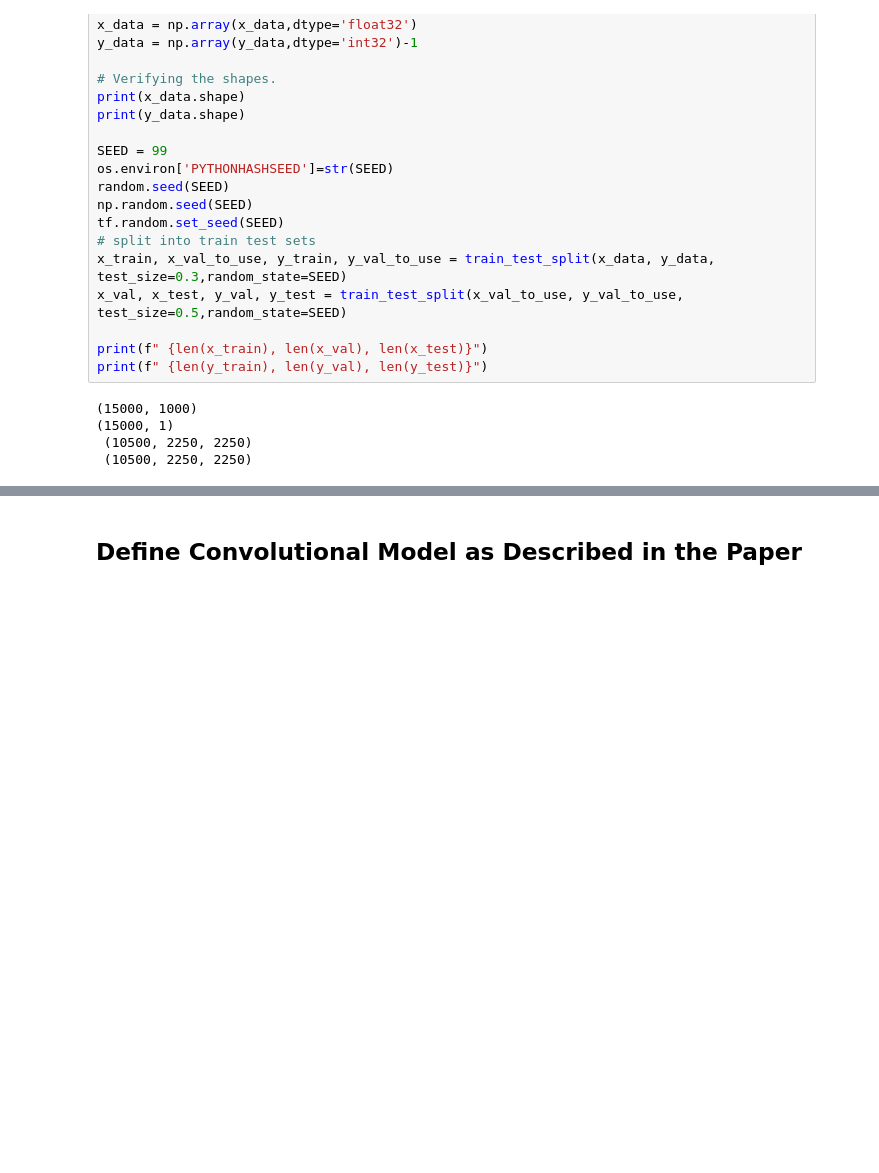
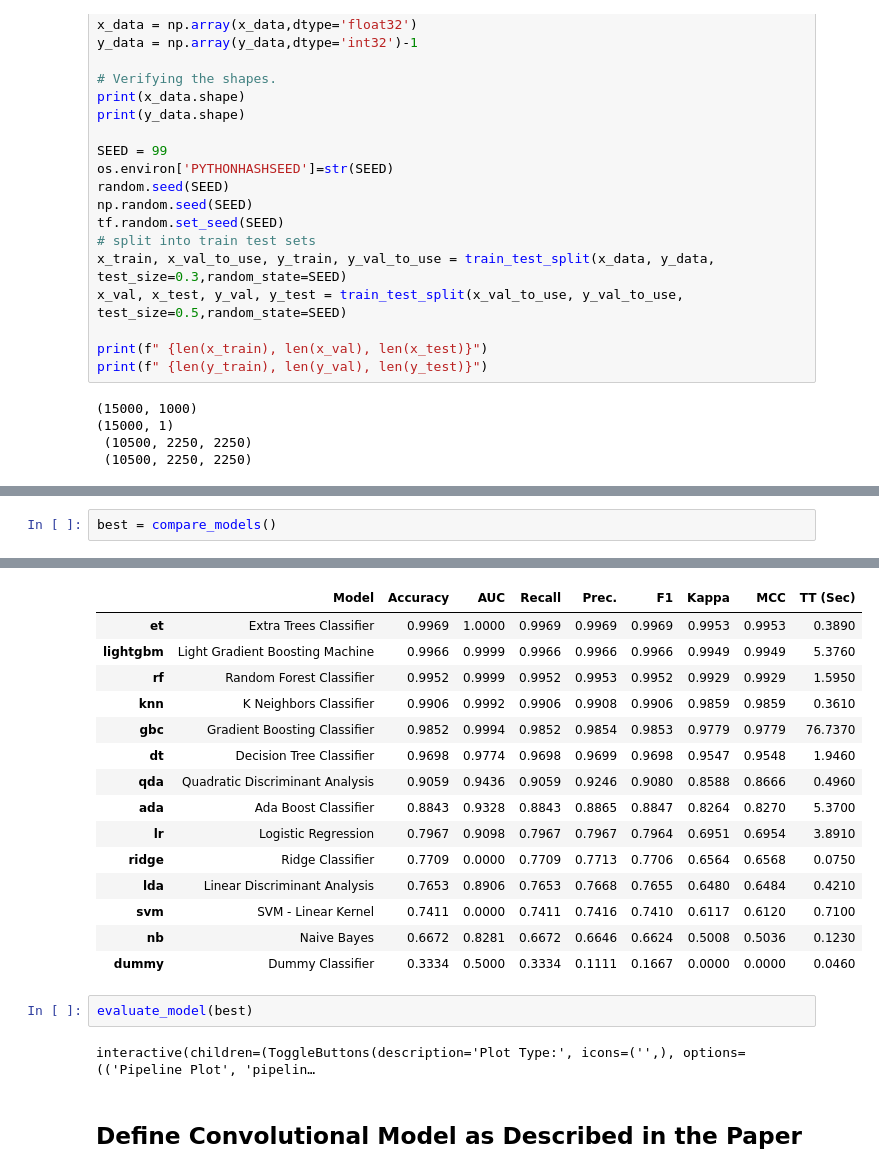
Before and after one commit to veysiadn/acustic-emission-models, a Jupyter notebook: convert_deploy.ipynb, the cells around one changed output, grey strips where cells are left out. Saved outputs shown, nothing was run; the diff lists cells and outputs as text; blank space fills up the shorter version.

```diff
--- a/convert_deploy.ipynb
+++ b/convert_deploy.ipynb
@@ -77,0 +111,3 @@ print(f" {len(y_train), len(y_val), len(y_test)}")
+# %%
+best = compare_models()
+# %% [output]
@@ -78,3 +115,22 @@ print(f" {len(y_train), len(y_val), len(y_test)}")
+|  | Model | Accuracy | AUC | Recall | Prec. | F1 | Kappa | MCC | TT (Sec) |
+| et | Extra Trees Classifier | 0.9969 | 1.0000 | 0.9969 | 0.9969 | 0.9969 | 0.9953 | 0.9953 | 0.3890 |
+| lightgbm | Light Gradient Boosting Machine | 0.9966 | 0.9999 | 0.9966 | 0.9966 | 0.9966 | 0.9949 | 0.9949 | 5.3760 |
+| rf | Random Forest Classifier | 0.9952 | 0.9999 | 0.9952 | 0.9953 | 0.9952 | 0.9929 | 0.9929 | 1.5950 |
+| knn | K Neighbors Classifier | 0.9906 | 0.9992 | 0.9906 | 0.9908 | 0.9906 | 0.9859 | 0.9859 | 0.3610 |
+| gbc | Gradient Boosting Classifier | 0.9852 | 0.9994 | 0.9852 | 0.9854 | 0.9853 | 0.9779 | 0.9779 | 76.7370 |
+| dt | Decision Tree Classifier | 0.9698 | 0.9774 | 0.9698 | 0.9699 | 0.9698 | 0.9547 | 0.9548 | 1.9460 |
+| qda | Quadratic Discriminant Analysis | 0.9059 | 0.9436 | 0.9059 | 0.9246 | 0.9080 | 0.8588 | 0.8666 | 0.4960 |
+| ada | Ada Boost Classifier | 0.8843 | 0.9328 | 0.8843 | 0.8865 | 0.8847 | 0.8264 | 0.8270 | 5.3700 |
+| lr | Logistic Regression | 0.7967 | 0.9098 | 0.7967 | 0.7967 | 0.7964 | 0.6951 | 0.6954 | 3.8910 |
+| ridge | Ridge Classifier | 0.7709 | 0.0000 | 0.7709 | 0.7713 | 0.7706 | 0.6564 | 0.6568 | 0.0750 |
+| lda | Linear Discriminant Analysis | 0.7653 | 0.8906 | 0.7653 | 0.7668 | 0.7655 | 0.6480 | 0.6484 | 0.4210 |
+| svm | SVM - Linear Kernel | 0.7411 | 0.0000 | 0.7411 | 0.7416 | 0.7410 | 0.6117 | 0.6120 | 0.7100 |
+| nb | Naive Bayes | 0.6672 | 0.8281 | 0.6672 | 0.6646 | 0.6624 | 0.5008 | 0.5036 | 0.1230 |
+| dummy | Dummy Classifier | 0.3334 | 0.5000 | 0.3334 | 0.1111 | 0.1667 | 0.0000 | 0.0000 | 0.0460 |
+# %%
+evaluate_model(best)
+# %% [output]
+interactive(children=(ToggleButtons(description='Plot Type:', icons=('',), options=(('Pipeline Plot', 'pipelin…
 # %% [markdown]
 ## Define Convolutional Model as Described in the Paper
 # %%
```
Also changed, not shown: parts of 4 cells of this notebook.
